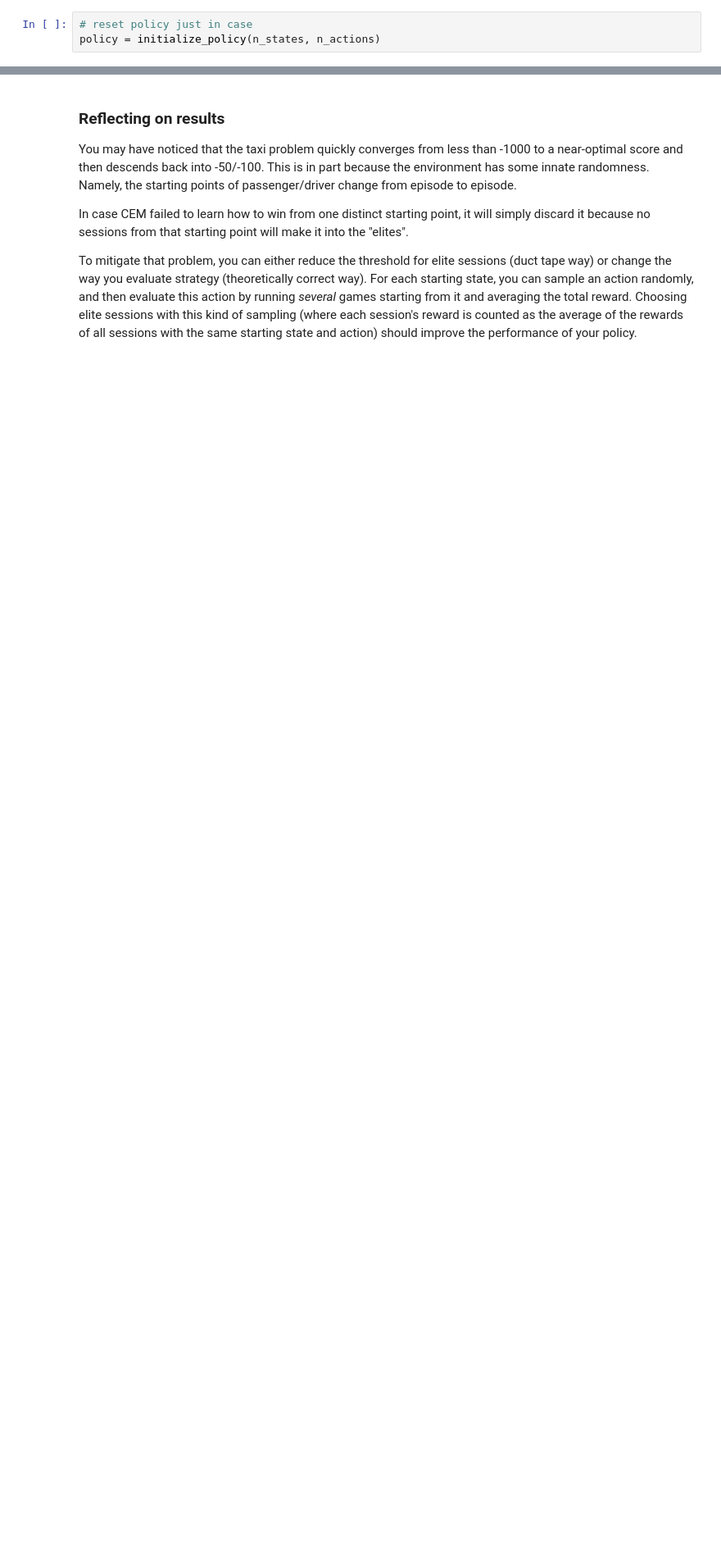
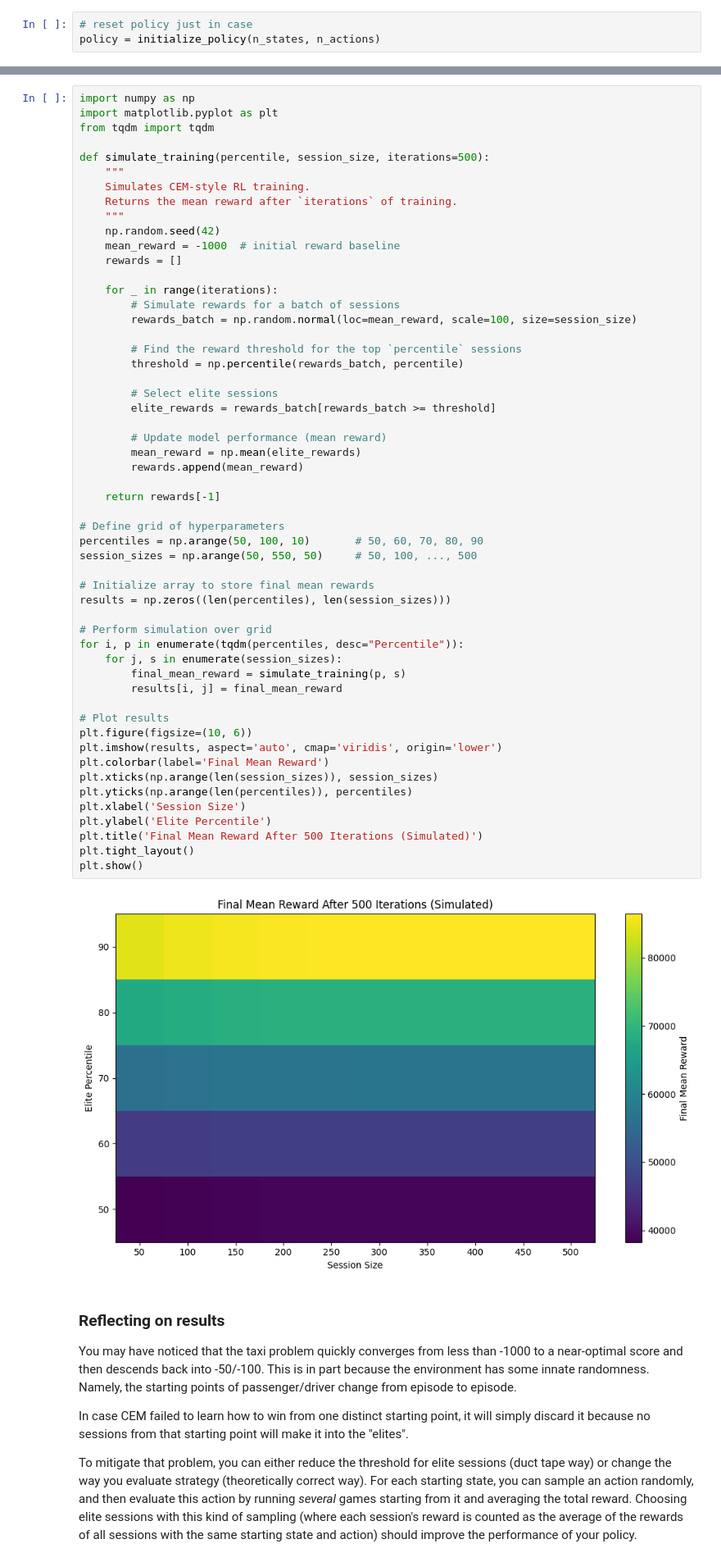
Before and after one commit to TommyW427/Artificial-Intelligence-1-2, a Jupyter notebook: week01_intro/crossentropy_method.ipynb, the cells around one changed output, grey strips where cells are left out. Shown: that part at 82% size. Drawn from its saved outputs; the diff is of its cells as text; blank space fills up the shorter version.

```diff
--- a/week01_intro/crossentropy_method.ipynb
+++ b/week01_intro/crossentropy_method.ipynb
@@ -333,3 +343,59 @@ SyntaxError: invalid syntax (<ipython-input-101-51ffa83004e4>, line 16)
+# %%
+import numpy as np
+import matplotlib.pyplot as plt
+from tqdm import tqdm
+
+def simulate_training(percentile, session_size, iterations=500):
+    """
+    Simulates CEM-style RL training.
+    Returns the mean reward after `iterations` of training.
+    """
+    np.random.seed(42)
+    mean_reward = -1000  # initial reward baseline
+    rewards = []
+
+    for _ in range(iterations):
+        # Simulate rewards for a batch of sessions
+        rewards_batch = np.random.normal(loc=mean_reward, scale=100, size=session_size)
+
+        # Find the reward threshold for the top `percentile` sessions
+        threshold = np.percentile(rewards_batch, percentile)
+
+        # Select elite sessions
+        elite_rewards = rewards_batch[rewards_batch >= threshold]
+
+        # Update model performance (mean reward)
+        mean_reward = np.mean(elite_rewards)
+        rewards.append(mean_reward)
+
+    return rewards[-1]
+
+# Define grid of hyperparameters
+percentiles = np.arange(50, 100, 10)       # 50, 60, 70, 80, 90
+session_sizes = np.arange(50, 550, 50)     # 50, 100, ..., 500
+
+# Initialize array to store final mean rewards
+results = np.zeros((len(percentiles), len(session_sizes)))
+
+# Perform simulation over grid
+for i, p in enumerate(tqdm(percentiles, desc="Percentile")):
+    for j, s in enumerate(session_sizes):
+        final_mean_reward = simulate_training(p, s)
+        results[i, j] = final_mean_reward
+
+# Plot results
+plt.figure(figsize=(10, 6))
+plt.imshow(results, aspect='auto', cmap='viridis', origin='lower')
+plt.colorbar(label='Final Mean Reward')
+plt.xticks(np.arange(len(session_sizes)), session_sizes)
+plt.yticks(np.arange(len(percentiles)), percentiles)
+plt.xlabel('Session Size')
+plt.ylabel('Elite Percentile')
+plt.title('Final Mean Reward After 500 Iterations (Simulated)')
+plt.tight_layout()
+plt.show()
+# %% [output]
+[figure, added]
 # %% [markdown]
 ### Reflecting on results
 
```
Also changed, not shown: parts of 2 cells of this notebook.
